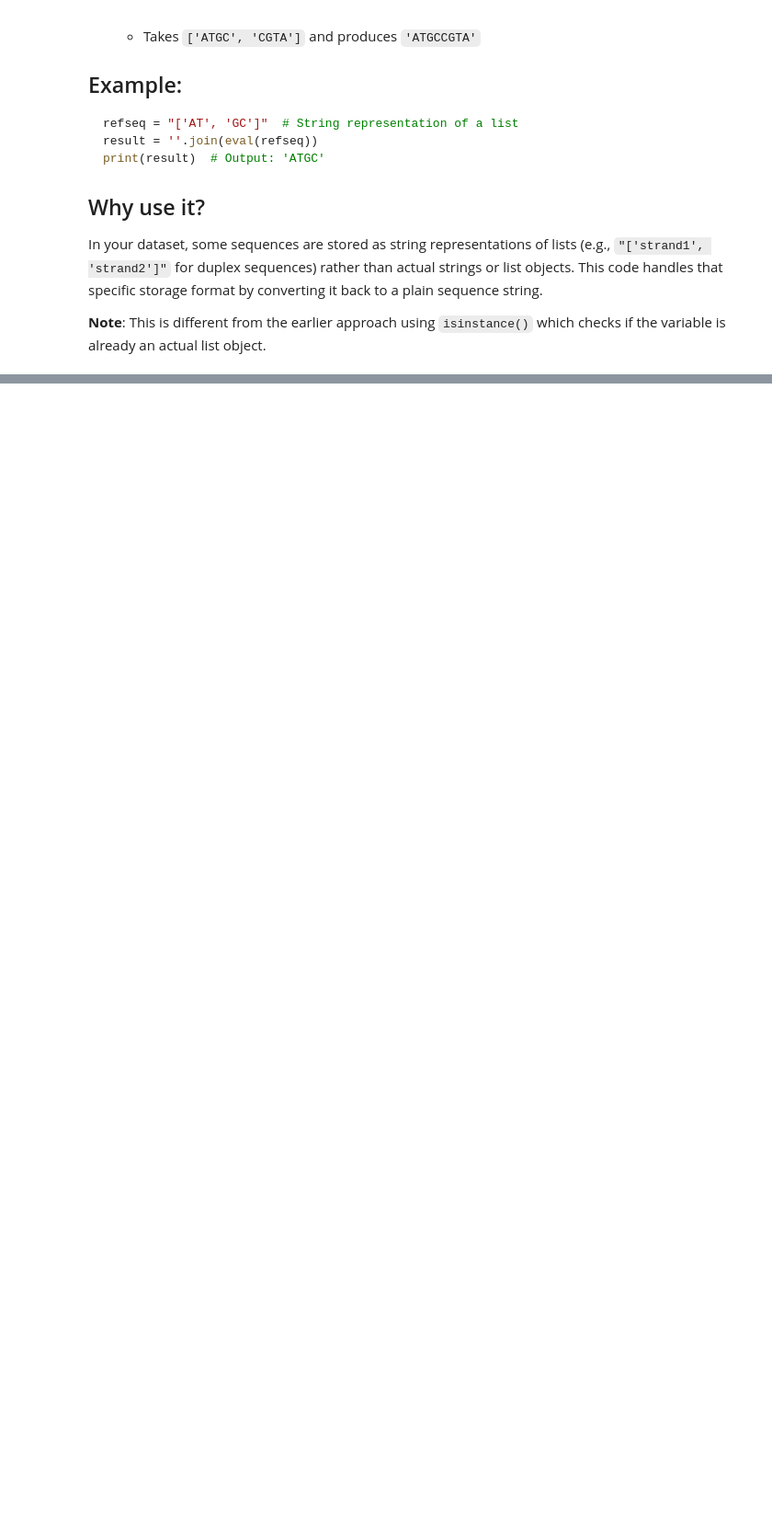
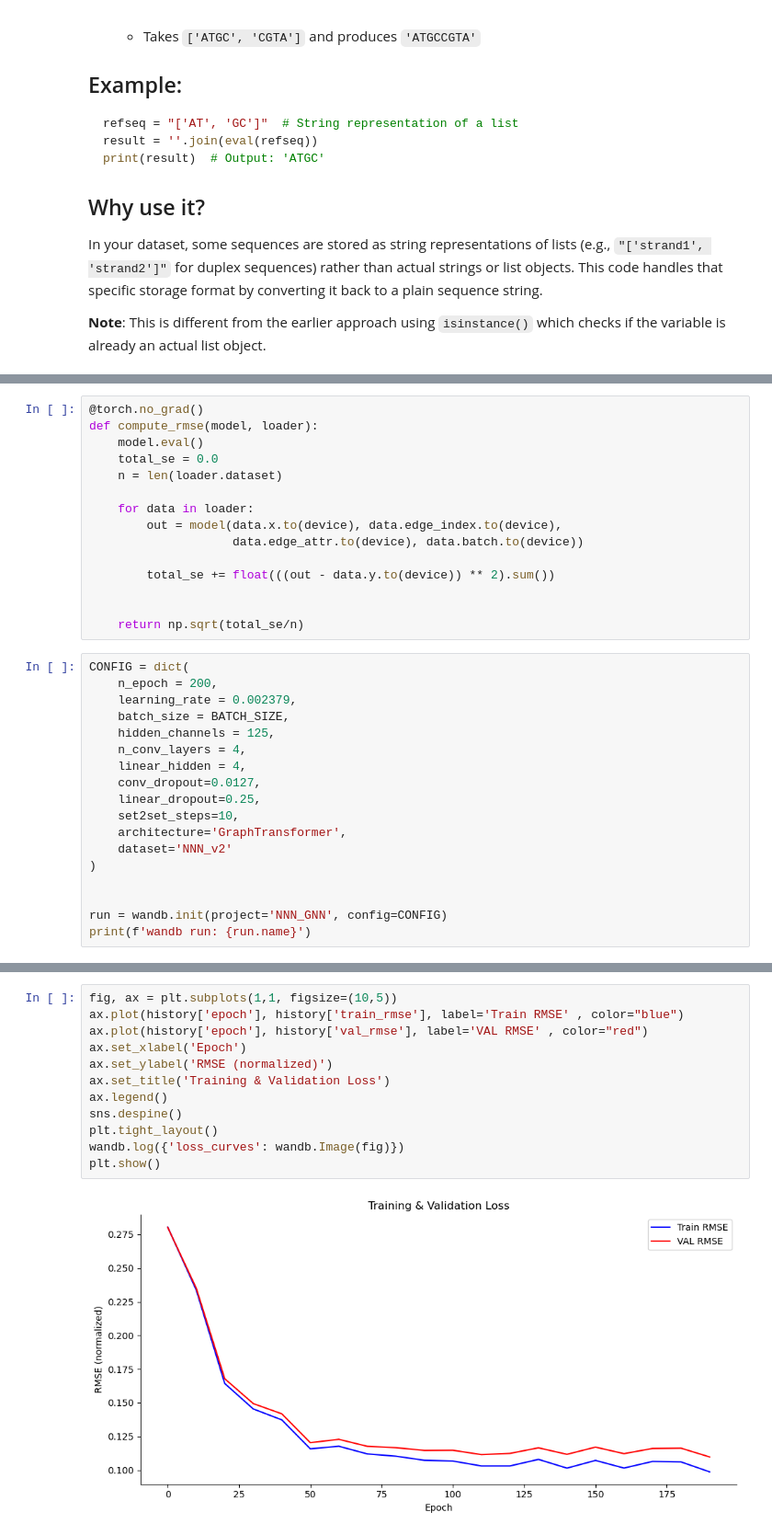
Before and after one commit to Rav7an/nnn_paper, a Jupyter notebook: GNN_for_dna.ipynb, the cells around one changed output, grey strips where cells are left out. Shown at 92% size. Drawn from its saved outputs; the diff is of its cells as text; blank space fills up the shorter version.

```diff
--- a/GNN_for_dna.ipynb
+++ b/GNN_for_dna.ipynb
@@ -315,0 +498,33 @@ IndentationError: expected an indented block (628279208.py, line 7)
+# %%
+@torch.no_grad()
+def compute_rmse(model, loader):
+    model.eval()
+    total_se = 0.0
+    n = len(loader.dataset)
+
+    for data in loader:
+        out = model(data.x.to(device), data.edge_index.to(device),
+                    data.edge_attr.to(device), data.batch.to(device))
+
+        total_se += float(((out - data.y.to(device)) ** 2).sum())
+
+
+    return np.sqrt(total_se/n)
+# %%
+CONFIG = dict(
+    n_epoch = 200,
+    learning_rate = 0.002379,
+    batch_size = BATCH_SIZE,
+    hidden_channels = 125,
+    n_conv_layers = 4,
+    linear_hidden = 4,
+    conv_dropout=0.0127,
+    linear_dropout=0.25,
+    set2set_steps=10,
+    architecture='GraphTransformer',
+    dataset='NNN_v2'
+)
+
+
+run = wandb.init(project='NNN_GNN', config=CONFIG)
+print(f'wandb run: {run.name}')
@@ -315,0 +598,14 @@ IndentationError: expected an indented block (628279208.py, line 7)
+# %%
+fig, ax = plt.subplots(1,1, figsize=(10,5))
+ax.plot(history['epoch'], history['train_rmse'], label='Train RMSE' , color="blue")
+ax.plot(history['epoch'], history['val_rmse'], label='VAL RMSE' , color="red")
+ax.set_xlabel('Epoch')
+ax.set_ylabel('RMSE (normalized)')
+ax.set_title('Training & Validation Loss')
+ax.legend()
+sns.despine()
+plt.tight_layout()
+wandb.log({'loss_curves': wandb.Image(fig)})
+plt.show()
+# %% [output]
+[figure, added]
```
Also changed, not shown: parts of 11 cells of this notebook, 1 other file.
